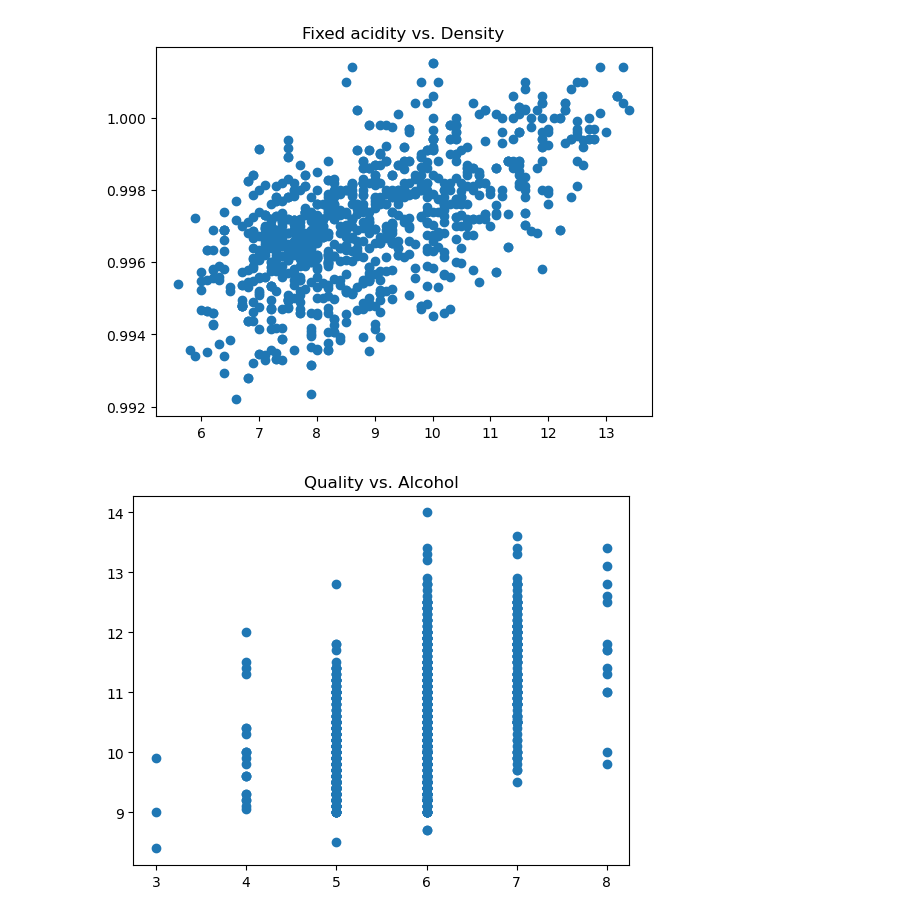
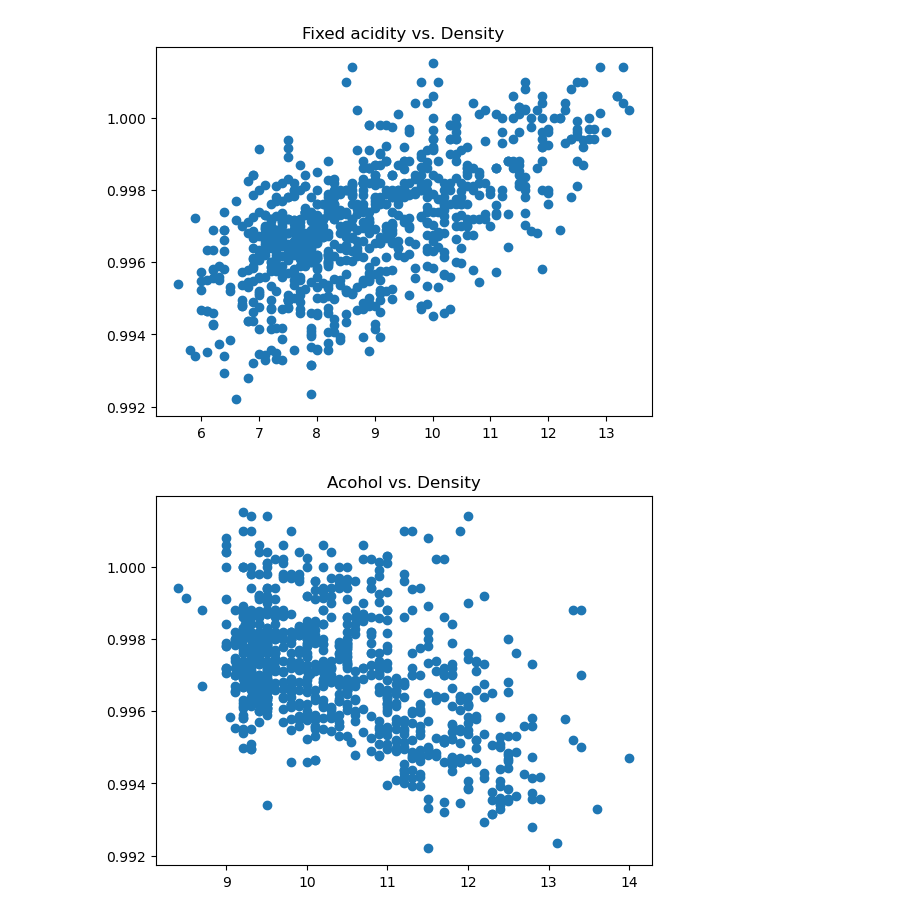
Before and after one commit to mateusAbdallah/wineQualityExploration, a Jupyter notebook: wineQualityDataset.ipynb, the cells around one changed output. Cells and saved outputs as stored; diff of their text form; code cells hidden in the pictures.

Commit message:
drop duplicates records and plot a correlation

```diff
--- a/wineQualityDataset.ipynb
+++ b/wineQualityDataset.ipynb
@@ -39,6 +39,8 @@ dtype: int64
 df.duplicated(keep='first').sum()
 # %% [output]
 240
+# %%
+df.drop_duplicates(inplace=True)
 # %%
 # rename columns for conventional names
 df.rename(columns=lambda x: x.replace(" ","_"), inplace=True)
@@ -130,6 +132,8 @@ plt.show()
 # %% [output]
 [figure]
 # %%
-#
+plt.scatter(df.alcohol, df.density)
+plt.title('Acohol vs. Density')
+plt.show()
 # %% [output]
-[figure, old version]
+[figure, new version]
```
Also changed, not shown: parts of 4 cells of this notebook.
